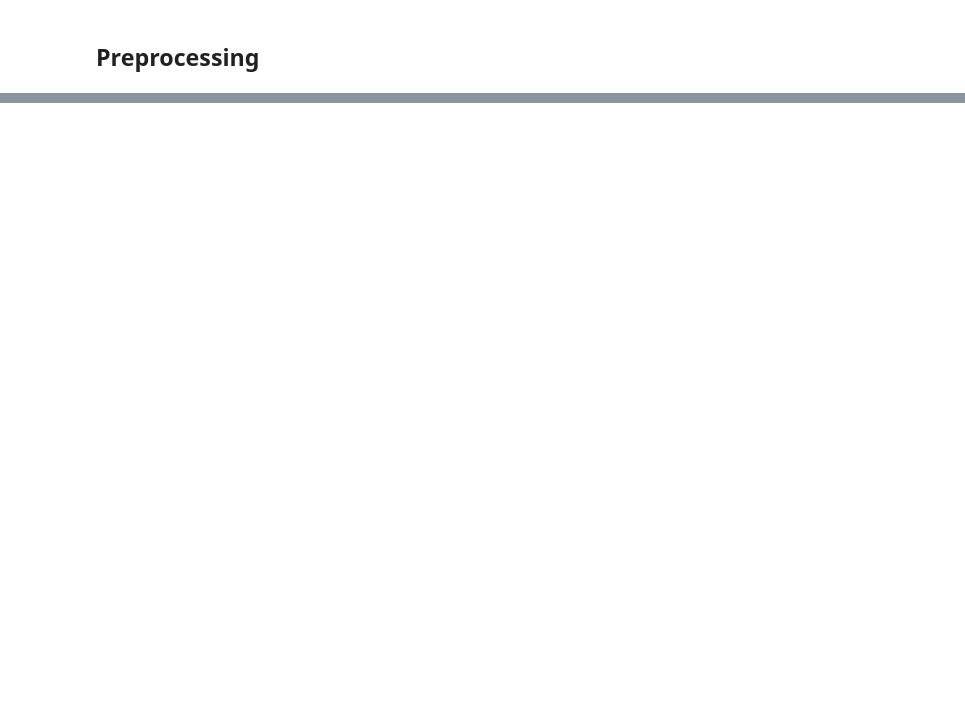
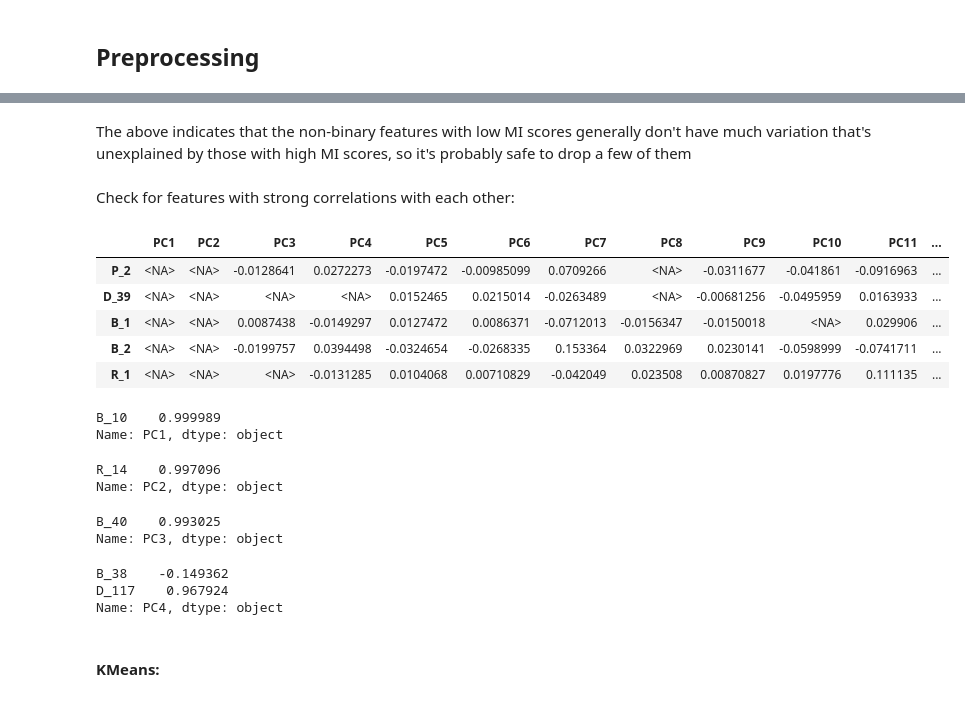
Before and after one commit to echefcy/kaggle, a Jupyter notebook: amex_defaults/ Solution.ipynb, the cells around one changed output, grey strips where cells are left out. Saved outputs shown, nothing was run; the diff lists cells and outputs as text; code cells hidden in the pictures; blank space fills up the shorter version.

```diff
--- a/amex_defaults/ Solution.ipynb
+++ b/amex_defaults/ Solution.ipynb
@@ -343,0 +420,3 @@ array([[<matplotlib.axes._subplots.AxesSubplot object at 0x...>,
+# %%
+pca_low_mi = (components.loc[(components.index.isin(mi_scores.tail(20).index))]).T
+pca_low_mi.head()
@@ -343,0 +430,7 @@ array([[<matplotlib.axes._subplots.AxesSubplot object at 0x...>,
+# %%
+for cname in pca_low_mi.columns:
+    temp = []
+    for i in range(len(pca_low_mi)):
+        if abs(pca_low_mi[cname].iloc[i]) > 0.1:
+            temp.append(pca_low_mi.index[i])
+    print(f'{cname} : {temp}')
@@ -343,0 +447,50 @@ array([[<matplotlib.axes._subplots.AxesSubplot object at 0x...>,
+# %% [markdown]
+The above indicates that the non-binary features with low MI scores generally don't have much variation that's unexplained by those with high MI scores, so it's probably safe to drop a few of them
+# %% [markdown]
+Check for features with strong correlations with each other:
+# %%
+selected_components = components[[f'PC{i}' for i in range(1, 51)]]
+corr_df = pd.DataFrame()
+for cname in selected_components.columns:
+    temp = []
+    for i in range(len(selected_components)):
+        val = selected_components[cname].iloc[i]
+        if -baseline > val or baseline < val:
+            temp.append(val)
+        else:
+            temp.append(pd.NA)
+    corr_df[cname] = temp
+
+corr_df.columns = selected_components.columns
+corr_df.index = selected_components.index
+corr_df.head()
+# %% [output]
+|  | PC1 | PC2 | PC3 | PC4 | PC5 | PC6 | PC7 | PC8 | PC9 | PC10 | PC11 | ... |
+| P_2 | <NA> | <NA> | -0.0128641 | 0.0272273 | -0.0197472 | -0.00985099 | 0.0709266 | <NA> | -0.0311677 | -0.041861 | -0.0916963 | ... |
+| D_39 | <NA> | <NA> | <NA> | <NA> | 0.0152465 | 0.0215014 | -0.0263489 | <NA> | -0.00681256 | -0.0495959 | 0.0163933 | ... |
+| B_1 | <NA> | <NA> | 0.0087438 | -0.0149297 | 0.0127472 | 0.0086371 | -0.0712013 | -0.0156347 | -0.0150018 | <NA> | 0.029906 | ... |
+| B_2 | <NA> | <NA> | -0.0199757 | 0.0394498 | -0.0324654 | -0.0268335 | 0.153364 | 0.0322969 | 0.0230141 | -0.0598999 | -0.0741711 | ... |
+| R_1 | <NA> | <NA> | <NA> | -0.0131285 | 0.0104068 | 0.00710829 | -0.042049 | 0.023508 | 0.00870827 | 0.0197776 | 0.111135 | ... |
+# %%
+corr_df.loc[corr_df['PC1'].notna(), 'PC1']
+# %% [output]
+B_10    0.999989
+Name: PC1, dtype: object
+# %%
+corr_df.loc[(corr_df['PC2'].notna()) & (abs(corr_df['PC2']) > 0.1), 'PC2']
+# %% [output]
+R_14    0.997096
+Name: PC2, dtype: object
+# %%
+corr_df.loc[(corr_df['PC3'].notna()) & (abs(corr_df['PC3']) > 0.1), 'PC3']
+# %% [output]
+B_40    0.993025
+Name: PC3, dtype: object
+# %%
+corr_df.loc[(corr_df['PC4'].notna()) & (abs(corr_df['PC4']) > 0.1), 'PC4']
+# %% [output]
+B_38    -0.149362
+D_117    0.967924
+Name: PC4, dtype: object
+# %% [markdown]
+#### KMeans:
```
Also changed, not shown: parts of 40 cells of this notebook, 4 other files.
